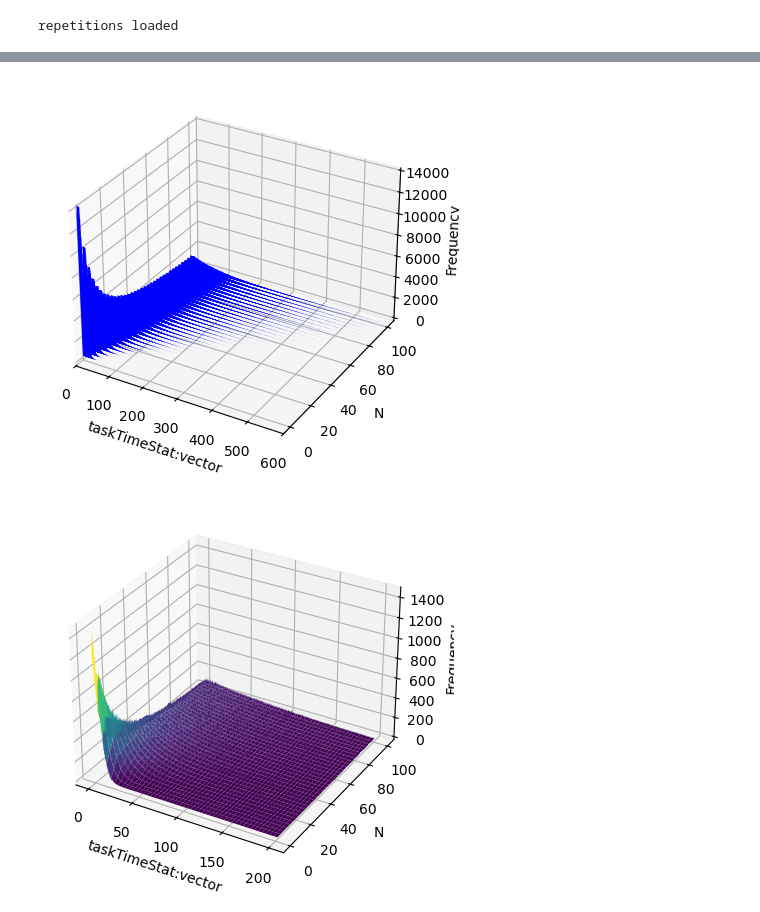
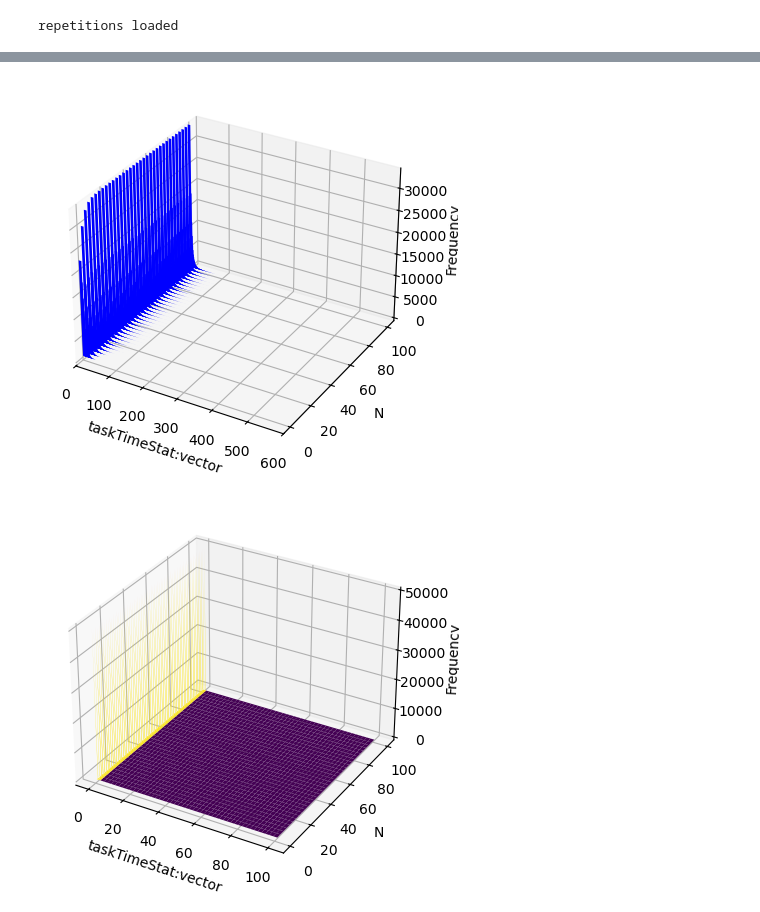
Before and after one commit to AlessandroDeMedici/pe-project, a Jupyter notebook: jupyter/Data_analysis.ipynb, the cells around one changed output, grey strips where cells are left out. Cells and saved outputs as stored; diff of their text form; code cells hidden in the pictures.

Commit message:
:chart_with_upwards_trend: Aggiornamenti vari al jupiter, Lorenz plot e inter departure time del cloudnode

```diff
--- a/jupyter/Data_analysis.ipynb
+++ b/jupyter/Data_analysis.ipynb
@@ -12,8 +12,8 @@ if len(sys.argv) != 3 and 0:
     print('Usage: python autocorrelation.py <json_file> <stat>')
     sys.exit(1)
 
-json_file = "../simulations/results/DataAnalysis.json" # sys.argv[1]
-stat = "taskTimeStat:vector" #sys.argv[2]
+json_file = "../simulations/results/DataAnalysis_p_0.5_interDeparture.json " # sys.argv[1]
+stat = 'cloudNodeStatInterDepartureTime:vector' #"taskTimeStat:vector" #sys.argv[2]
 
 f = open(json_file, 'r')
 data = json.load(f)
@@ -144,3 +144,11 @@ Samples: 779
 1 p: 0.005138231086172627
 Original samples: 100208
 Samples: 513
+# %%
+# save repetitions_sampled to json
+with open('repetitions_sampled.json', 'w') as f:
+    json.dump(repetitions_sampled, f)
+
+# save repetitions_original to json
+with open('repetitions_original.json', 'w') as f:
+    json.dump(repetitions_original, f)
@@ -147,13 +187,15 @@ Samples: 513
 # %%
-N = [i for i in range(1, len(repetitions_original['1']['true'])+1)]
+N = [i for i in range(1, len(repetitions_original['0']['true'])+1)]
 average = []
 confidence = []
 
 alpha = 0.05
 z = norm.ppf(1 - alpha/2)
 
-repetitions = repetitions_sampled['0']['true']
+repetitions = repetitions_sampled['1']['true']
 for n in N:
+    if len(repetitions[n]) <= 30:
+        raise ValueError("Not enough samples")
     X = sum(repetitions[n]) / len(repetitions[n])
     S = (sum([(x - X) ** 2 for x in repetitions[n]]) / (len(repetitions[n]) - 1)) ** 0.5
 
@@ -183,38 +238,40 @@ plt.show()
 # %%
 from mpl_toolkits.mplot3d import Axes3D
 import numpy as np
 
 # plot distribution of the original samples
 
-repetitions = repetitions_original['1']['false']
+repetitions = repetitions_original['1']['true']
 
 # make a 3D histogram for various N
 fig = plt.figure()
 ax = fig.add_subplot(111, projection='3d')
 
 # Prepare data for 3D histogram
 for n in range(1, len(repetitions)+1, 3):
     hist, bins = np.histogram(repetitions[n], bins=np.arange(0, 601, 1))
     bins = 0.5 * (bins[:-1] + bins[1:])  # Convert bin edges to centers
     ax.bar(bins, hist, zs=n, zdir='y', alpha=1, label=f'N={n}', width=8, color='b')
     # set x limits
     ax.set_xlim(0, 600)
 
 ax.set_xlabel(stat)
 ax.set_ylabel('N')
 ax.set_zlabel('Frequency')
 #plt.legend(loc='upper right')
 plt.show()
 # %% [output]
-[figure, old version]
+[figure, new version]
 # %%
 
+repetitions = repetitions_original['0']['true']
+
 # Prepare data for surface plot
-X, Y = np.meshgrid(np.arange(0, 201, 0.1), np.arange(1, len(repetitions)+1, 3))
+X, Y = np.meshgrid(np.arange(0, 101, 0.1), np.arange(1, len(repetitions)+1, 3))
 Z = np.zeros_like(X, dtype=float)
 
 for idx, n in enumerate(range(1, len(repetitions)+1, 3)):
-    hist, bins = np.histogram(repetitions[n], bins=np.arange(0, 201.1, 0.1))
+    hist, bins = np.histogram(repetitions[n], bins=np.arange(0, 101.1, 0.1))
     Z[idx, :] = hist
 
 # Plot surface
@@ -227,7 +284,7 @@ ax.set_ylabel('N')
 ax.set_zlabel('Frequency')
 plt.show()
 # %% [output]
-[figure, old version]
+[figure, new version]
 # %%
 import numpy as np
 import matplotlib.pyplot as plt
```
Also changed, not shown: parts of 6 cells of this notebook, 3 other files.
